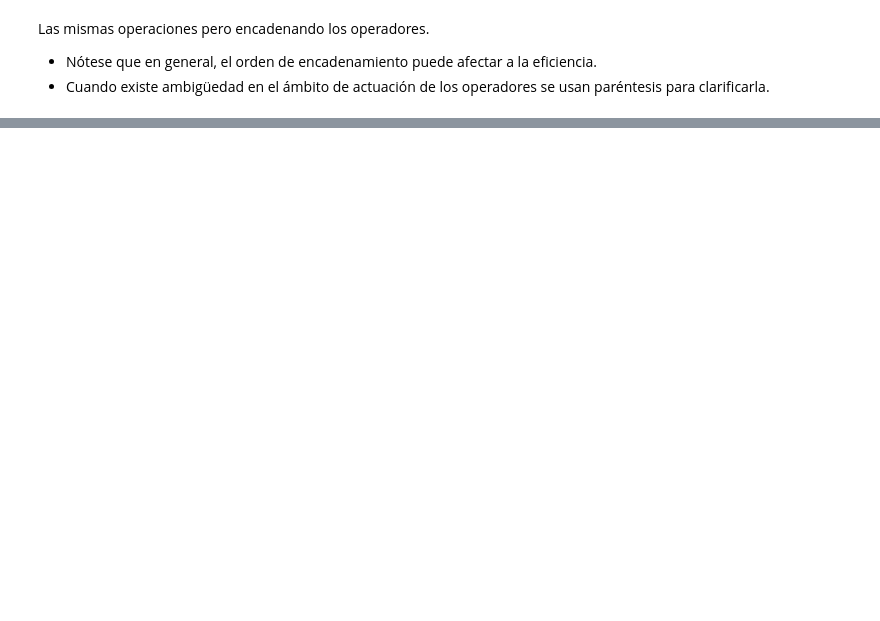
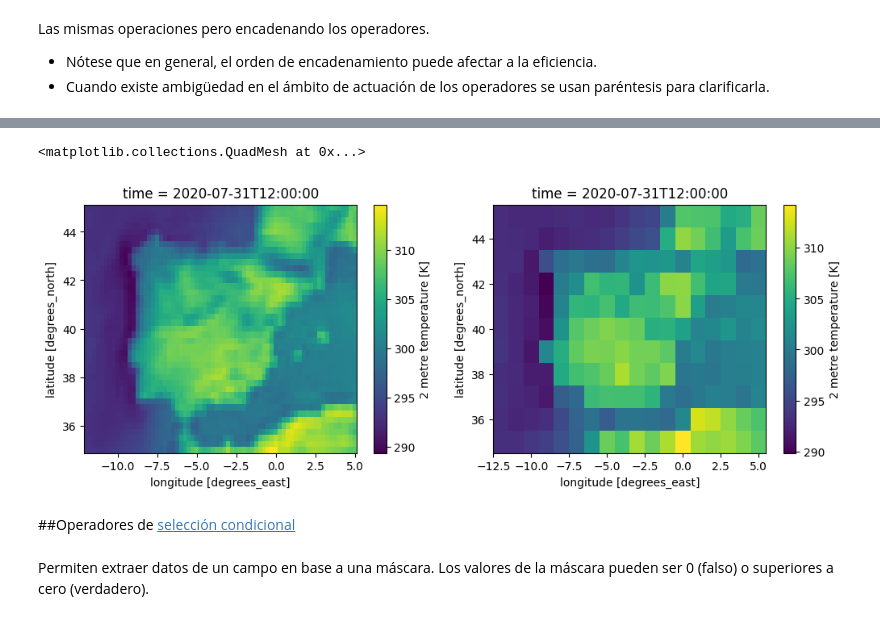
Before and after one commit to waveology/kitchen, a Jupyter notebook: introduccion_cdo_climate_data_operators.ipynb, the cells around one changed output, grey strips where cells are left out. Saved outputs shown, nothing was run; the diff lists cells and outputs as text; code cells hidden in the pictures; blank space fills up the shorter version.

```diff
--- a/introduccion_cdo_climate_data_operators.ipynb
+++ b/introduccion_cdo_climate_data_operators.ipynb
@@ -198,4 +354,15 @@ t2 = xr.open_dataset('peninsula.nc').t2m.sel(time='20200731').plot(ax=ax2)
+# %%
+fig,(ax1,ax2) = plt.subplots(1,2, figsize=(12,4))
+xr.open_dataset('peninsula.nc').t2m.sel(time='20200731').plot(ax=ax1)
+xr.open_dataset('remuestreo_4.nc').t2m.sel(time='20200731').plot(ax=ax2)
+# %% [output]
+<matplotlib.collections.QuadMesh at 0x...>
+[figure, added]
 # %%
 # Limpieza
 # ---------
 !rm -f europa_*.nc peninsula_*.nc
+# %% [markdown]
+##Operadores de [selección condicional](https://code.mpimet.mpg.de/projects/cdo/embedded/index.html#x1-2180002.4)
+# %% [markdown]
+Permiten extraer datos de un campo en base a una máscara. Los valores de la máscara pueden ser 0 (falso) o superiores a cero (verdadero).
```
Also changed, not shown: parts of 41 cells of this notebook.
